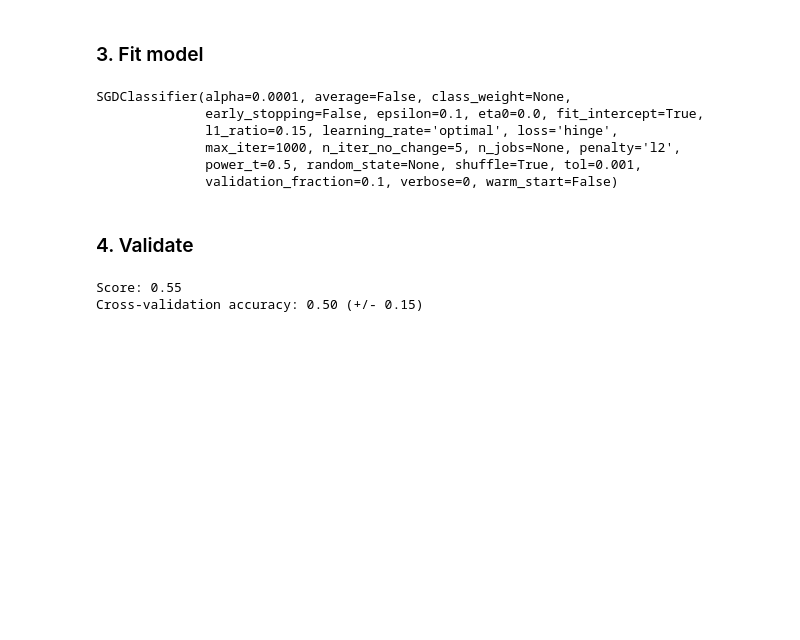
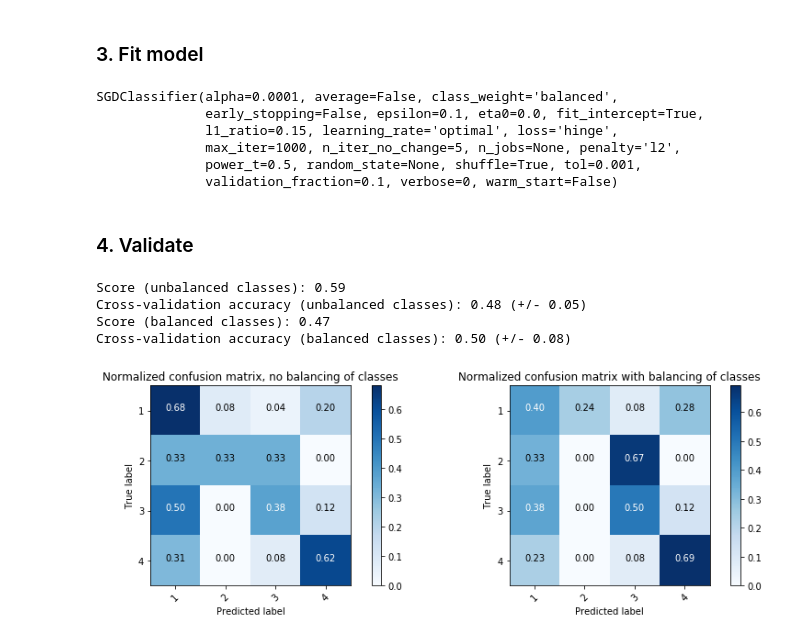
Before and after one commit to veeraita/twitter-climate-change, a Jupyter notebook: notebooks/content_based/classify_tweets.ipynb, the cells around one changed output. Drawn from its saved outputs; the diff is of its cells as text; code cells hidden in the pictures; blank space fills up the shorter version.

Commit message:
test SGDClassifier with balanced class weights, add more analytics: confusion matrix and top keywords per class

```diff
--- a/notebooks/content_based/classify_tweets.ipynb
+++ b/notebooks/content_based/classify_tweets.ipynb
@@ -43,12 +63,20 @@ plt.show()
 # %% [markdown]
 ### 3. Fit model
 # %%
-#classifier = MultinomialNB()
+# Unbalanced class weights
+
+#classifier = ComplementNB()
 classifier = SGDClassifier()
 
 classifier.fit(X_train, y_train)
+
+# Balanced class weights
+
+classifier_balanced = SGDClassifier(class_weight='balanced')
+
+classifier_balanced.fit(X_train, y_train)
 # %% [output]
-SGDClassifier(alpha=0.0001, average=False, class_weight=None,
+SGDClassifier(alpha=0.0001, average=False, class_weight='balanced',
               early_stopping=False, epsilon=0.1, eta0=0.0, fit_intercept=True,
               l1_ratio=0.15, learning_rate='optimal', loss='hinge',
               max_iter=1000, n_iter_no_change=5, n_jobs=None, penalty='l2',
@@ -58,13 +86,69 @@ SGDClassifier(alpha=0.0001, average=False, class_weight=None,
 ### 4. Validate
 # %%
 # Prediction accuracy score for testing data
-print("Score: %0.2f" % classifier.score(X_test, y_test))
+print("Score (unbalanced classes): %0.2f" % classifier.score(X_test, y_test))
 
 # Cross-validation
 X = np.vstack((X_train, X_test))
 y = np.hstack((y_train, y_test))
 cv_scores = cross_val_score(classifier, X, y)
-print("Cross-validation accuracy: %0.2f (+/- %0.2f)" % (cv_scores.mean(), cv_scores.std() * 2))
+print("Cross-validation accuracy (unbalanced classes): %0.2f (+/- %0.2f)" % (cv_scores.mean(), cv_scores.std() * 2))
+
+# Same for balanced classes
+print("Score (balanced classes): %0.2f" % classifier_balanced.score(X_test, y_test))
+
+# Cross-validation
+X = np.vstack((X_train, X_test))
+y = np.hstack((y_train, y_test))
+cv_scores = cross_val_score(classifier_balanced, X, y)
+print("Cross-validation accuracy (balanced classes): %0.2f (+/- %0.2f)" % (cv_scores.mean(), cv_scores.std() * 2))
 # %% [output]
-Score: 0.55
-Cross-validation accuracy: 0.50 (+/- 0.15)
+Score (unbalanced classes): 0.59
+Cross-validation accuracy (unbalanced classes): 0.48 (+/- 0.05)
+Score (balanced classes): 0.47
+Cross-validation accuracy (balanced classes): 0.50 (+/- 0.08)
+# %%
+# Confusion matrix
+def plot_confusion_matrix(cm, classes,
+                          normalize=False,
+                          title='Confusion matrix',
+                          cmap=plt.cm.Blues):
+    if normalize:
+        cm = cm.astype('float') / cm.sum(axis=1)[:, np.newaxis]
+
+    plt.imshow(cm, interpolation='nearest', cmap=cmap)
+    plt.title(title)
+    plt.colorbar()
+    tick_marks = np.arange(len(classes))
+    plt.xticks(tick_marks, classes, rotation=45)
+    plt.yticks(tick_marks, classes)
+
+    fmt = '.2f' if normalize else 'd'
+    thresh = cm.max() / 2.
+    for i, j in itertools.product(range(cm.shape[0]), range(cm.shape[1])):
+        plt.text(j, i, format(cm[i, j], fmt),
+                 horizontalalignment="center",
+                 color="white" if cm[i, j] > thresh else "black")
+
+    plt.tight_layout()
+    plt.ylabel('True label')
+    plt.xlabel('Predicted label')
+# %%
+# Compute confusion matrix
+class_labels = [str(i+1) for i in range(4)]
+y_pred = classifier.predict(X_test)
+y_pred_balanced = classifier_balanced.predict(X_test)
+cnf_matrix = confusion_matrix(y_test, y_pred)
+cnf_matrix_balanced = confusion_matrix(y_test, y_pred_balanced)
+np.set_printoptions(precision=2)
+
+# Plot normalized confusion matrices
+plt.figure(figsize=(12, 4))
+plt.subplot(121)
+plot_confusion_matrix(cnf_matrix, classes=class_labels, normalize=True,
+                      title='Normalized confusion matrix, no balancing of classes')
+plt.subplot(122)
+plot_confusion_matrix(cnf_matrix_balanced, classes=class_labels, normalize=True,
+                      title='Normalized confusion matrix with balancing of classes')
+# %% [output]
+[figure, added]
```
Also changed, not shown: parts of 3 cells of this notebook.
